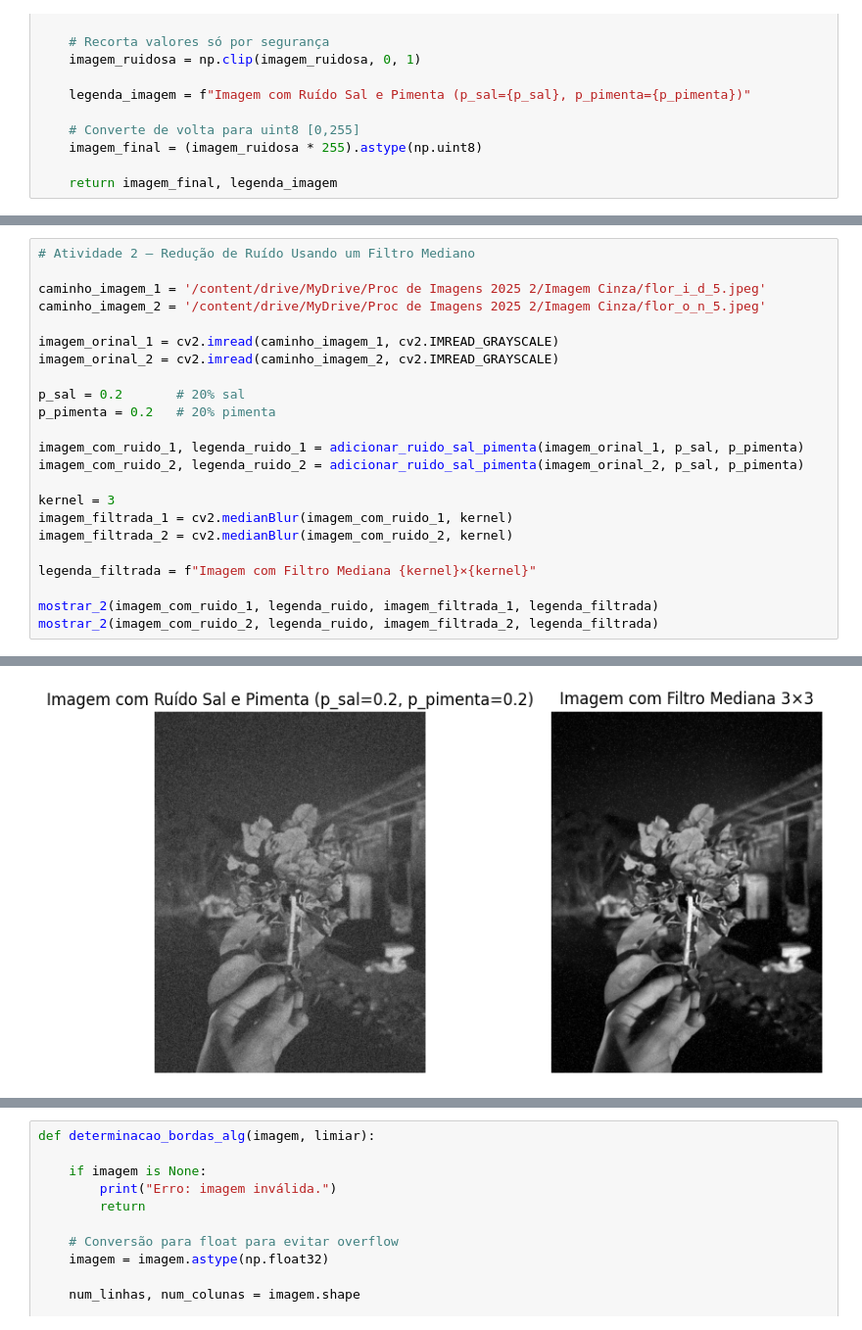
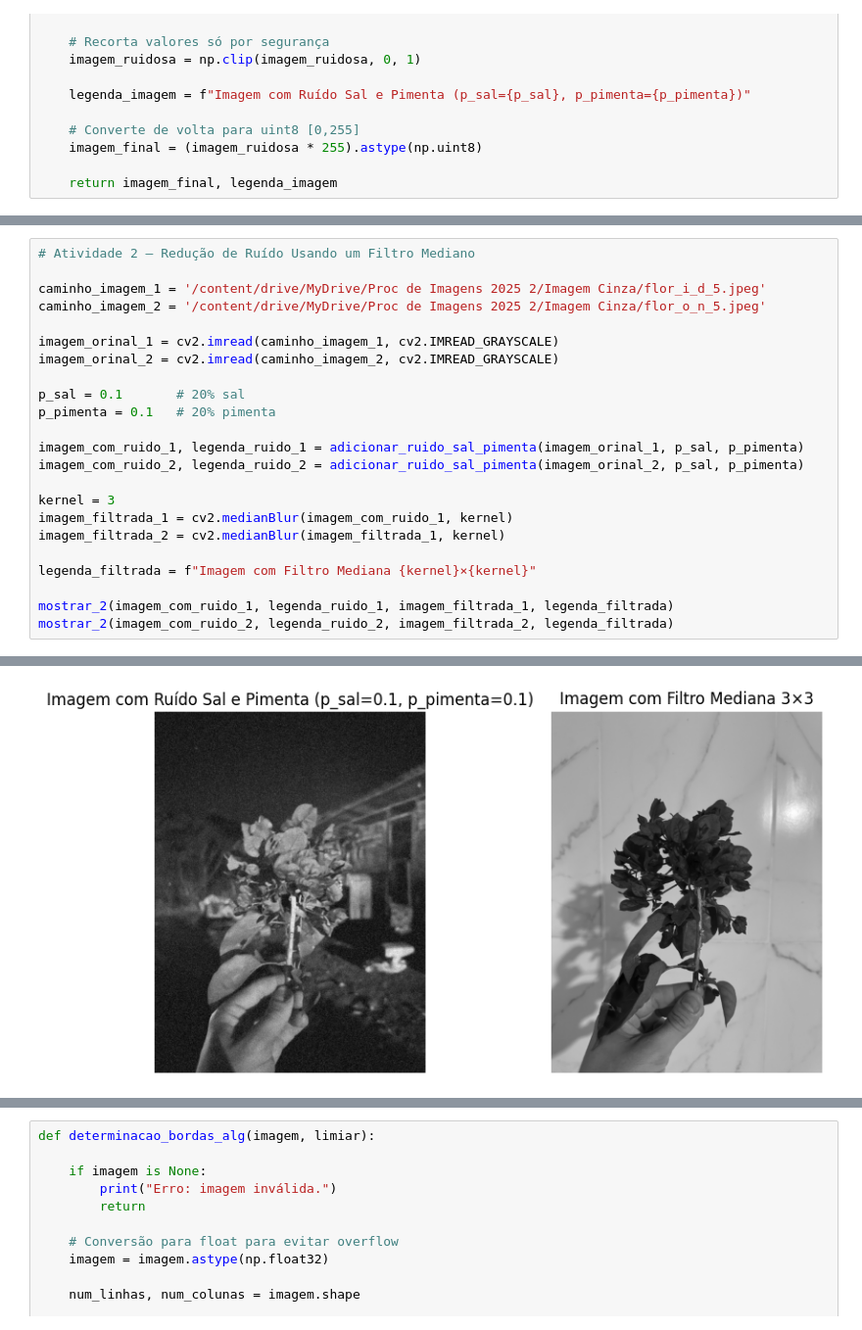
Before and after one commit to laerteluizf/Proc_Imagens_2025_2, a Jupyter notebook: proc_imagens_tarefa_final.ipynb, the cells around one changed output, grey strips where cells are left out. Shown at 98% size. Saved outputs shown, nothing was run; the diff lists cells and outputs as text.

```diff
--- a/proc_imagens_tarefa_final.ipynb
+++ b/proc_imagens_tarefa_final.ipynb
@@ -151,29 +165,29 @@ mostrar_imagem_e_histograma(imagem_com_ruido_sp, legenda_ruido_sp)
 # %%
 # Atividade 2 – Redução de Ruído Usando um Filtro Mediano
 
 caminho_imagem_1 = '/content/drive/MyDrive/Proc de Imagens 2025 2/Imagem Cinza/flor_i_d_5.jpeg'
 caminho_imagem_2 = '/content/drive/MyDrive/Proc de Imagens 2025 2/Imagem Cinza/flor_o_n_5.jpeg'
 
 imagem_orinal_1 = cv2.imread(caminho_imagem_1, cv2.IMREAD_GRAYSCALE)
 imagem_orinal_2 = cv2.imread(caminho_imagem_2, cv2.IMREAD_GRAYSCALE)
 
-p_sal = 0.2       # 20% sal
-p_pimenta = 0.2   # 20% pimenta
+p_sal = 0.1       # 20% sal
+p_pimenta = 0.1   # 20% pimenta
 
 imagem_com_ruido_1, legenda_ruido_1 = adicionar_ruido_sal_pimenta(imagem_orinal_1, p_sal, p_pimenta)
 imagem_com_ruido_2, legenda_ruido_2 = adicionar_ruido_sal_pimenta(imagem_orinal_2, p_sal, p_pimenta)
 
 kernel = 3
 imagem_filtrada_1 = cv2.medianBlur(imagem_com_ruido_1, kernel)
-imagem_filtrada_2 = cv2.medianBlur(imagem_com_ruido_2, kernel)
+imagem_filtrada_2 = cv2.medianBlur(imagem_filtrada_1, kernel)
 
 legenda_filtrada = f"Imagem com Filtro Mediana {kernel}×{kernel}"
 
-mostrar_2(imagem_com_ruido_1, legenda_ruido, imagem_filtrada_1, legenda_filtrada)
-mostrar_2(imagem_com_ruido_2, legenda_ruido, imagem_filtrada_2, legenda_filtrada)
+mostrar_2(imagem_com_ruido_1, legenda_ruido_1, imagem_filtrada_1, legenda_filtrada)
+mostrar_2(imagem_com_ruido_2, legenda_ruido_2, imagem_filtrada_2, legenda_filtrada)
 # %% [output]
 [figure]
-[figure, old version]
+[figure, new version]
 # %%
 # Atividade 3 – Redução de Ruído Usando um Filtro da Média
 
```
Also changed, not shown: parts of 6 cells of this notebook.
